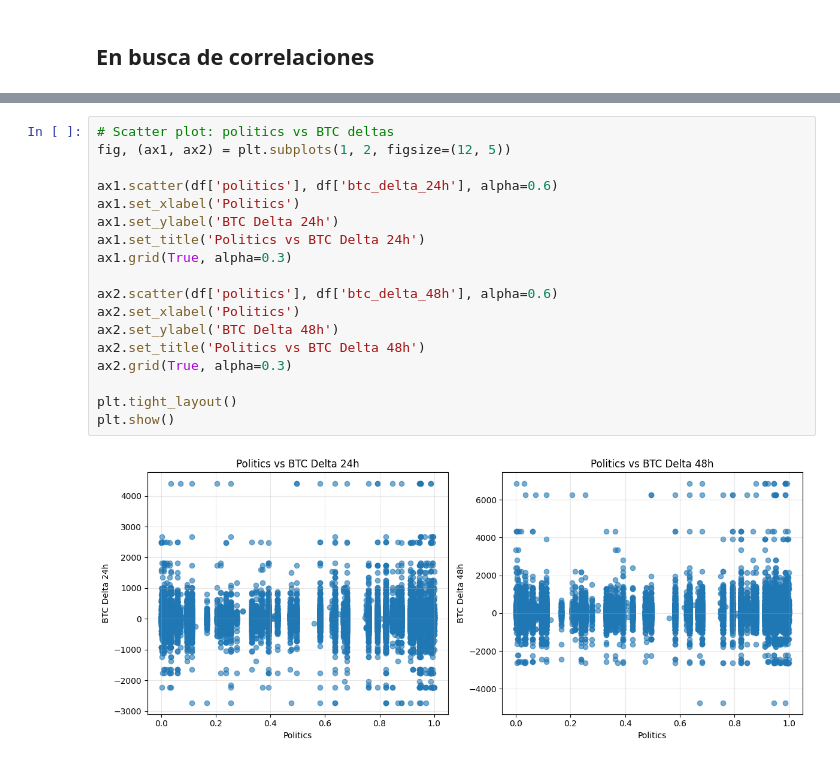
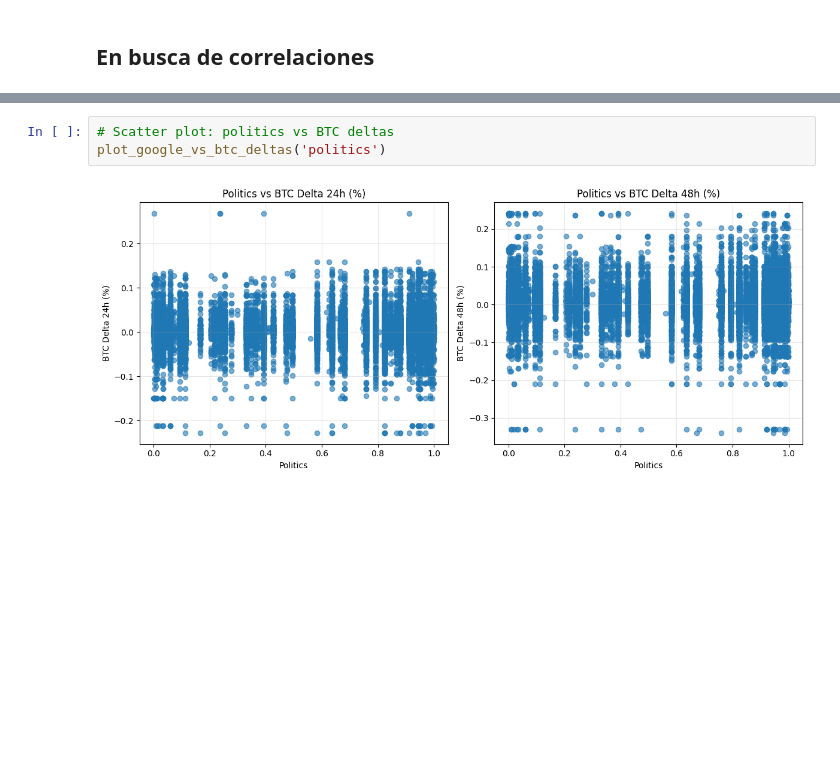
Before and after one commit to Emmanuel-Guerreiro/ciencia-datos-integrador, a Jupyter notebook: integrador/segunda-entrega/main.ipynb, the cells around one changed output, grey strips where cells are left out. Saved outputs shown, nothing was run; the diff lists cells and outputs as text; blank space fills up the shorter version.

```diff
--- a/integrador/segunda-entrega/main.ipynb
+++ b/integrador/segunda-entrega/main.ipynb
@@ -354,22 +189,7 @@ plt.show()
 # %%
 # Scatter plot: politics vs BTC deltas
-fig, (ax1, ax2) = plt.subplots(1, 2, figsize=(12, 5))
-
-ax1.scatter(df['politics'], df['btc_delta_24h'], alpha=0.6)
-ax1.set_xlabel('Politics')
-ax1.set_ylabel('BTC Delta 24h')
-ax1.set_title('Politics vs BTC Delta 24h')
-ax1.grid(True, alpha=0.3)
-
-ax2.scatter(df['politics'], df['btc_delta_48h'], alpha=0.6)
-ax2.set_xlabel('Politics')
-ax2.set_ylabel('BTC Delta 48h')
-ax2.set_title('Politics vs BTC Delta 48h')
-ax2.grid(True, alpha=0.3)
-
-plt.tight_layout()
-plt.show()
+plot_google_vs_btc_deltas('politics')
 # %% [output]
-[figure, old version]
+[figure, new version]
 # %%
 # Scatter plot: finance vs BTC deltas
```
Also changed, not shown: parts of 16 cells of this notebook, 3 other files.
